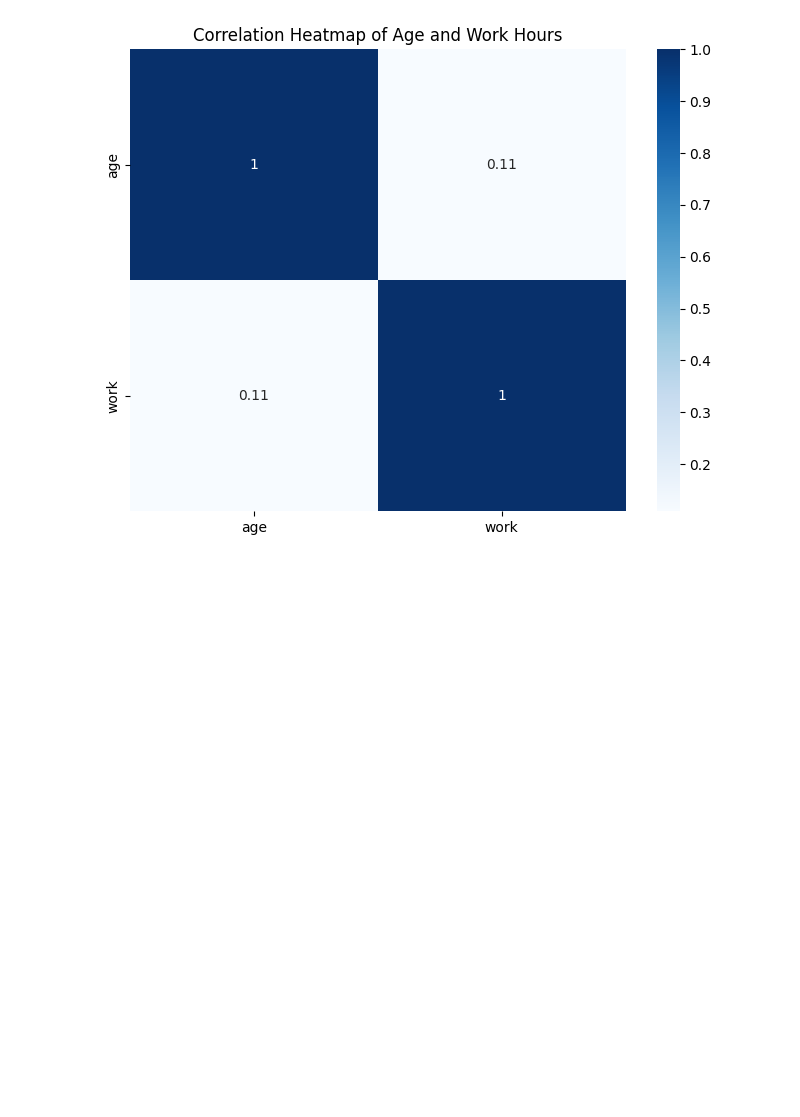
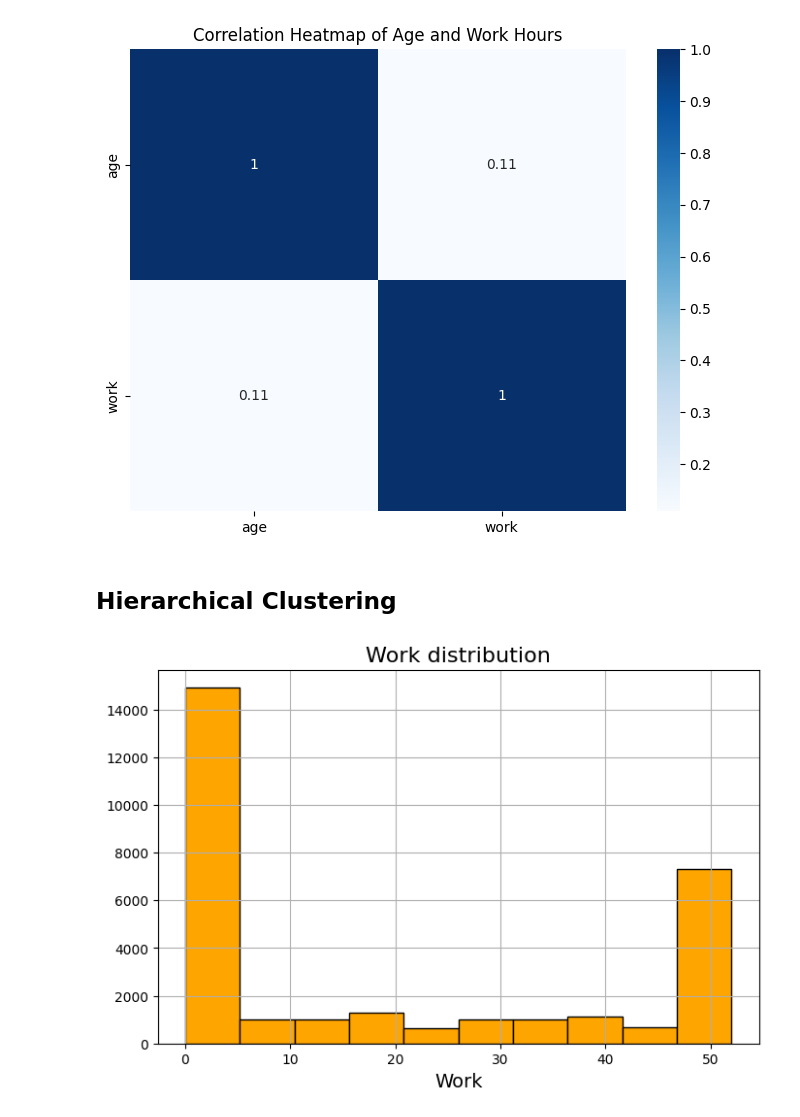
Before and after one commit to DivyamJain0212/EDA-Model-Fertility2, a Jupyter notebook: Divyam_Jain_EDA.ipynb, the cells around one changed output. Drawn from its saved outputs; the diff is of its cells as text; code cells hidden in the pictures; blank space fills up the shorter version.

```diff
--- a/Divyam_Jain_EDA.ipynb
+++ b/Divyam_Jain_EDA.ipynb
@@ -396,3 +396,14 @@ plt.title('Correlation Heatmap of Age and Work Hours')
 plt.show()
 # %% [output]
 [figure]
+# %% [markdown]
+## **Hierarchical Clustering**
+# %%
+plt.figure(figsize=(8,5))
+plt.title("Work distribution",fontsize=16)
+plt.xlabel("Work",fontsize=14)
+plt.grid(True)
+plt.hist(df['work'],color='orange',edgecolor='k')
+plt.show()
+# %% [output]
+[figure, added]
```
Also changed, not shown: parts of 9 cells of this notebook.
